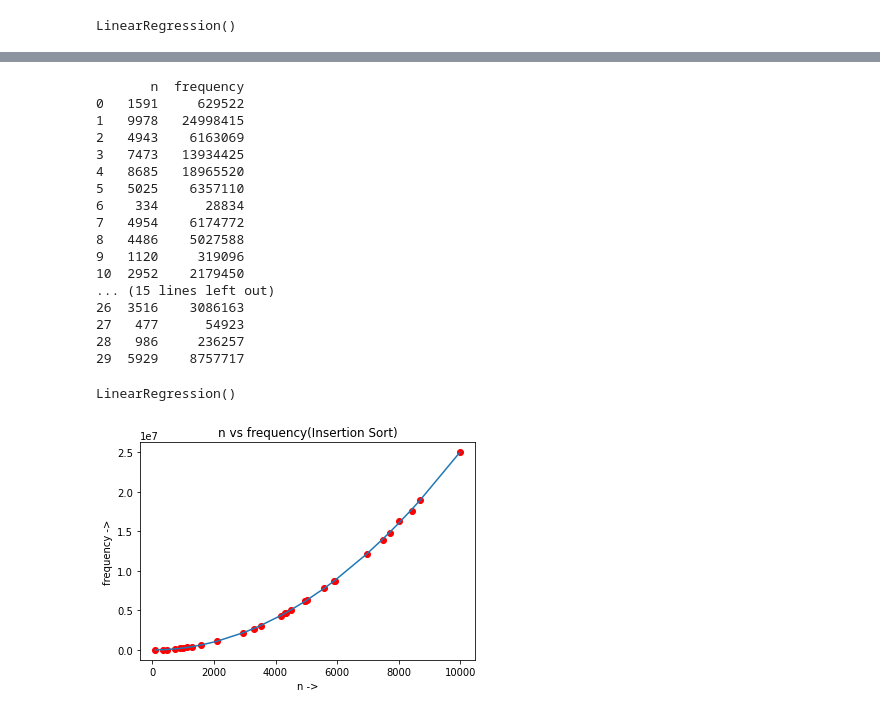
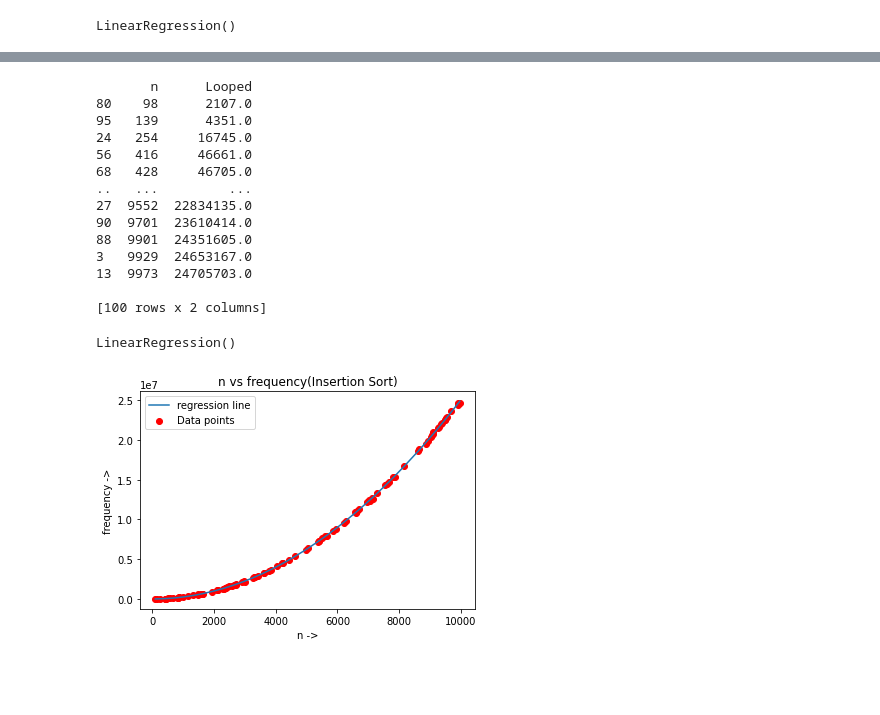
Before and after one commit to pratyush-kr/DAA, a Jupyter notebook: Lab3 22-07-2021/plot.ipynb, the cells around one changed output, grey strips where cells are left out. Saved outputs shown, nothing was run; the diff lists cells and outputs as text; code cells hidden in the pictures; blank space fills up the shorter version.

```diff
--- a/Lab3 22-07-2021/plot.ipynb
+++ b/Lab3 22-07-2021/plot.ipynb
@@ -50,5 +33,5 @@ plt.show()
 # %%
-dataset = pd.read_csv('iData.csv')
+dataset = pd.read_csv('IS_Data.csv')
 # %%
 from natsort import index_natsorted
 dataset = dataset.sort_values(
@@ -57,23 +40,20 @@ dataset = dataset.sort_values(
 )
 print(dataset)
 # %% [output]
-       n  frequency
-0   1591     629522
-1   9978   24998415
-2   4943    6163069
-3   7473   13934425
-4   8685   18965520
-5   5025    6357110
-6    334      28834
-7   4954    6174772
-8   4486    5027588
-9   1120     319096
-10  2952    2179450
-... (15 lines left out)
-26  3516    3086163
-27   477      54923
-28   986     236257
-29  5929    8757717
+       n      Looped
+80    98      2107.0
+95   139      4351.0
+24   254     16745.0
+56   416     46661.0
+68   428     46705.0
+..   ...         ...
+27  9552  22834135.0
+90  9701  23610414.0
+88  9901  24351605.0
+3   9929  24653167.0
+13  9973  24705703.0
+
+[100 rows x 2 columns]
 # %%
 X = dataset.iloc[:, :-1].values
 y = dataset.iloc[:, 1].values
@@ -87,11 +68,12 @@ regressor.fit(X_poly, y)
 # %% [output]
 LinearRegression()
 # %%
-plt.scatter(X, y, color='red')
-plt.plot(X, regressor.predict(X_poly))
+plt.scatter(X, y, color='red', label='Data points')
+plt.plot(X, regressor.predict(X_poly), label='regression line')
 plt.xlabel('n ->')
+plt.legend()
 plt.ylabel('frequency ->')
 plt.title('n vs frequency(Insertion Sort)')
 plt.show()
 # %% [output]
-[figure, old version]
+[figure, new version]
```
Also changed, not shown: parts of 5 cells of this notebook, 9 other files.
